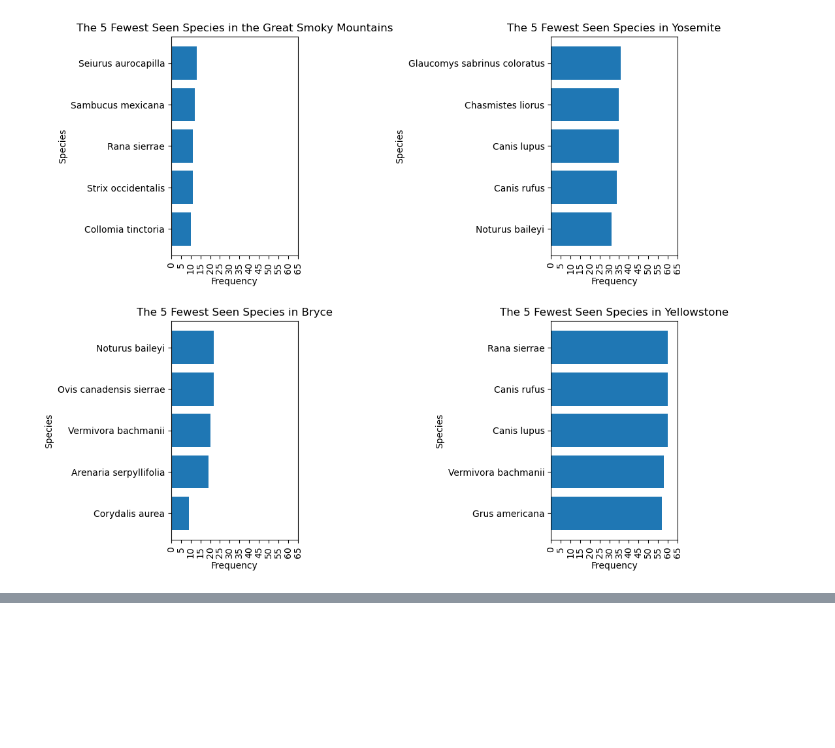
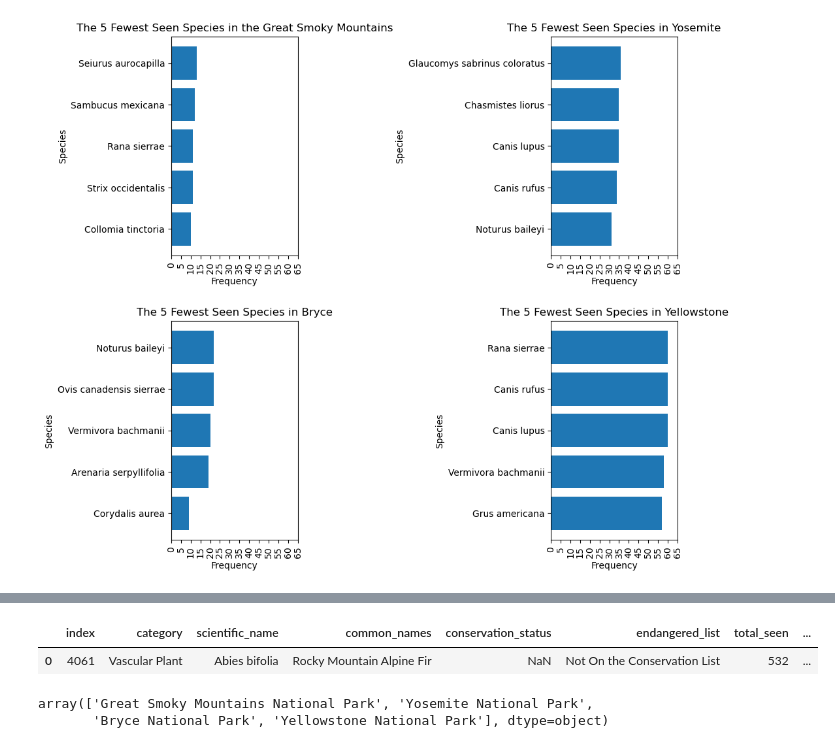
Before and after one commit to thejjserg/biodiversity, a Jupyter notebook: biodiversity_starter/biodiversity.ipynb, the cells around one changed output, grey strips where cells are left out. Cells and saved outputs as stored; diff of their text form; code cells hidden in the pictures; blank space fills up the shorter version.

```diff
--- a/biodiversity_starter/biodiversity.ipynb
+++ b/biodiversity_starter/biodiversity.ipynb
@@ -548,0 +565,11 @@ species_info.head()
+# %%
+df = species_info[species_info.scientific_name == "Abies bifolia"].reset_index()
+df
+# %% [output]
+|  | index | category | scientific_name | common_names | conservation_status | endangered_list | total_seen | ... |
+| 0 | 4061 | Vascular Plant | Abies bifolia | Rocky Mountain Alpine Fir | NaN | Not On the Conservation List | 532 | ... |
+# %%
+observations.park_name.unique()
+# %% [output]
+array(['Great Smoky Mountains National Park', 'Yosemite National Park',
+       'Bryce National Park', 'Yellowstone National Park'], dtype=object)
```
Also changed, not shown: parts of 4 cells of this notebook.
